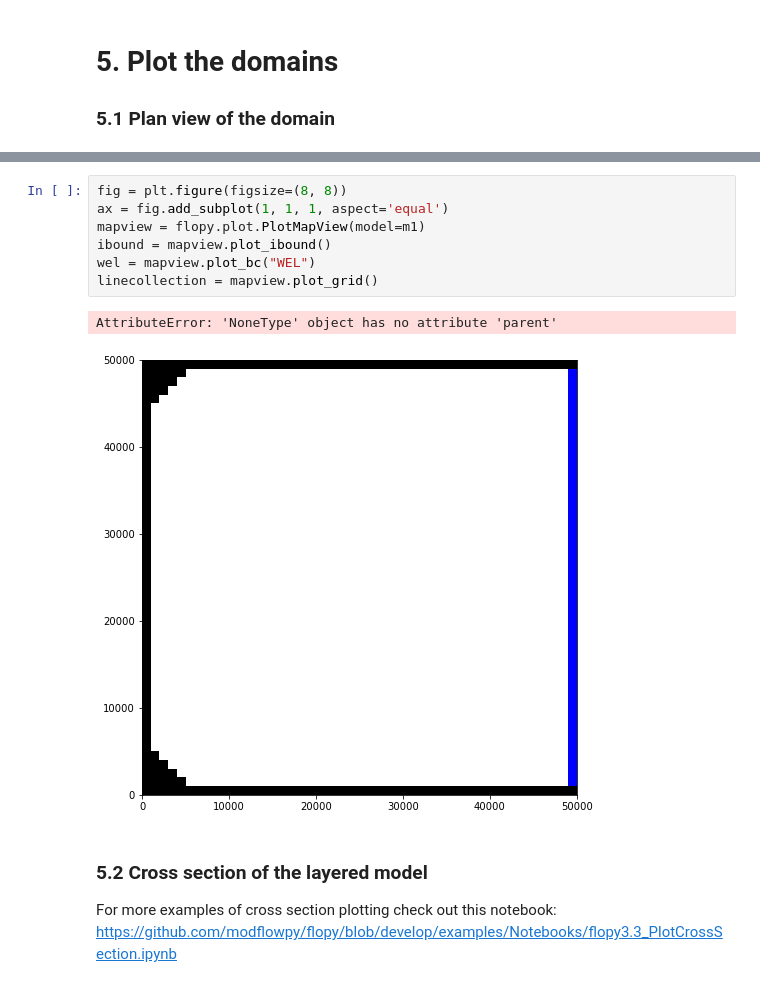
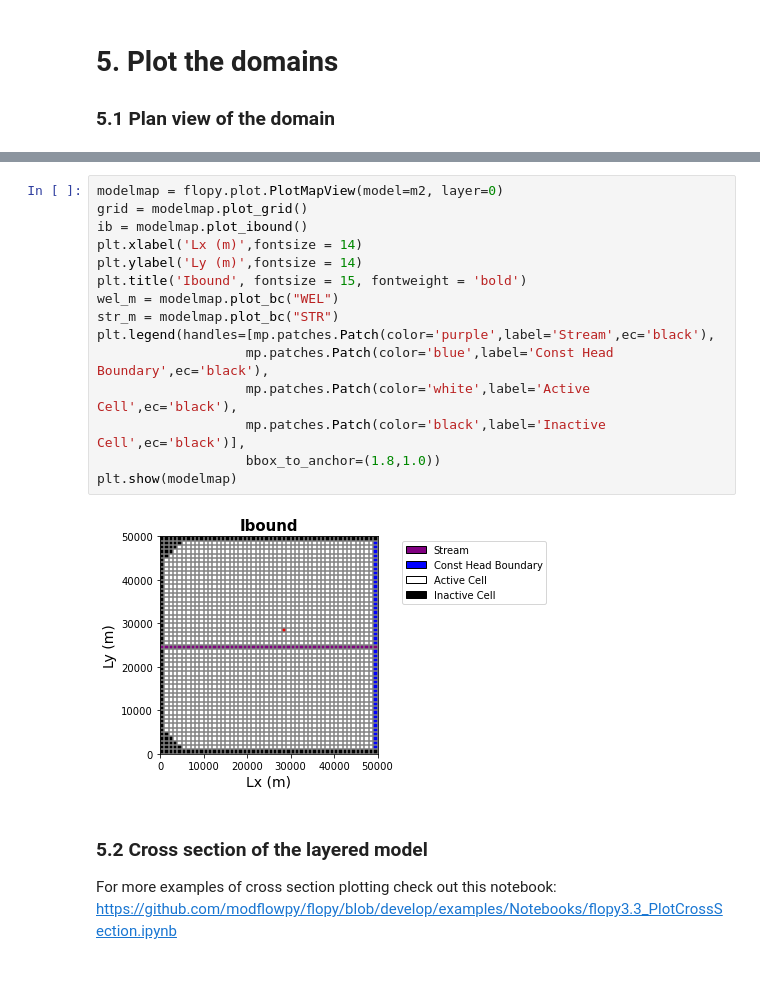
Before and after one commit to GW-modelling-Spring2022/homework-jsteyaert, a Jupyter notebook: Working/HW12_WatershedModel/Runs/Watershed_Trial2.ipynb, the cells around one changed output, grey strips where cells are left out. Cells and saved outputs as stored; diff of their text form.

Commit message:
LPF file was not writing to the write model, stream reaches no go

```diff
--- a/Working/HW12_WatershedModel/Runs/Watershed_Trial2.ipynb
+++ b/Working/HW12_WatershedModel/Runs/Watershed_Trial2.ipynb
@@ -510,13 +488,20 @@ str_segd = {0: seg_info}  #save the stream info in a segment dictionary
-# %%
-fig = plt.figure(figsize=(8, 8))
-ax = fig.add_subplot(1, 1, 1, aspect='equal')
-mapview = flopy.plot.PlotMapView(model=m1)
-ibound = mapview.plot_ibound()
-wel = mapview.plot_bc("WEL")
-linecollection = mapview.plot_grid()
-# %% [output]
-AttributeError: 'NoneType' object has no attribute 'parent'
-[figure, removed]
+# %%
+modelmap = flopy.plot.PlotMapView(model=m2, layer=0)
+grid = modelmap.plot_grid()
+ib = modelmap.plot_ibound()
+plt.xlabel('Lx (m)',fontsize = 14)
+plt.ylabel('Ly (m)',fontsize = 14)
+plt.title('Ibound', fontsize = 15, fontweight = 'bold')
+wel_m = modelmap.plot_bc("WEL")
+str_m = modelmap.plot_bc("STR")
+plt.legend(handles=[mp.patches.Patch(color='purple',label='Stream',ec='black'),
+                   mp.patches.Patch(color='blue',label='Const Head Boundary',ec='black'),
+                   mp.patches.Patch(color='white',label='Active Cell',ec='black'),
+                   mp.patches.Patch(color='black',label='Inactive Cell',ec='black')],
+                   bbox_to_anchor=(1.8,1.0))
+plt.show(modelmap)
+# %% [output]
+[figure, added]
 # %% [markdown]
 ### 5.2 Cross section of the layered model
 For more examples of cross section plotting check out this notebook: https://github.com/modflowpy/flopy/blob/develop/examples/Notebooks/flopy3.3_PlotCrossSection.ipynb
```
Also changed, not shown: parts of 4 cells of this notebook.
